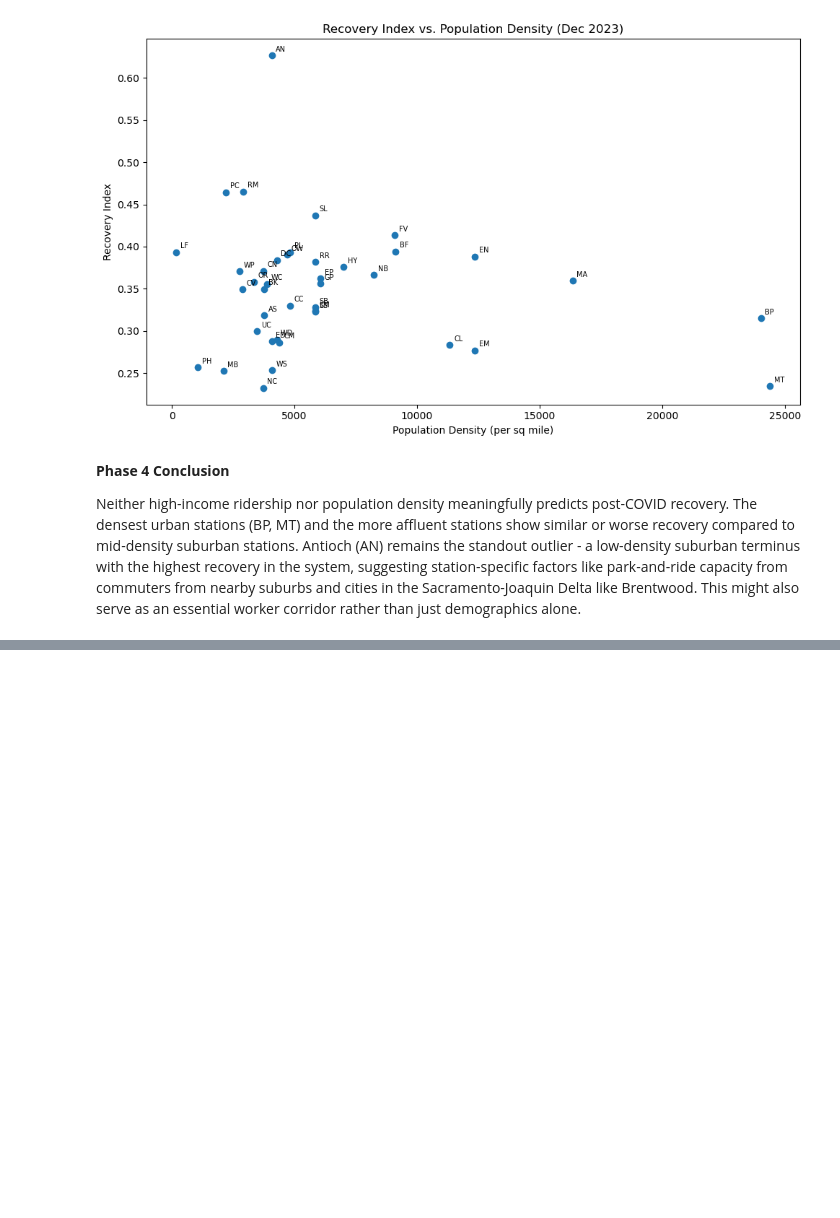
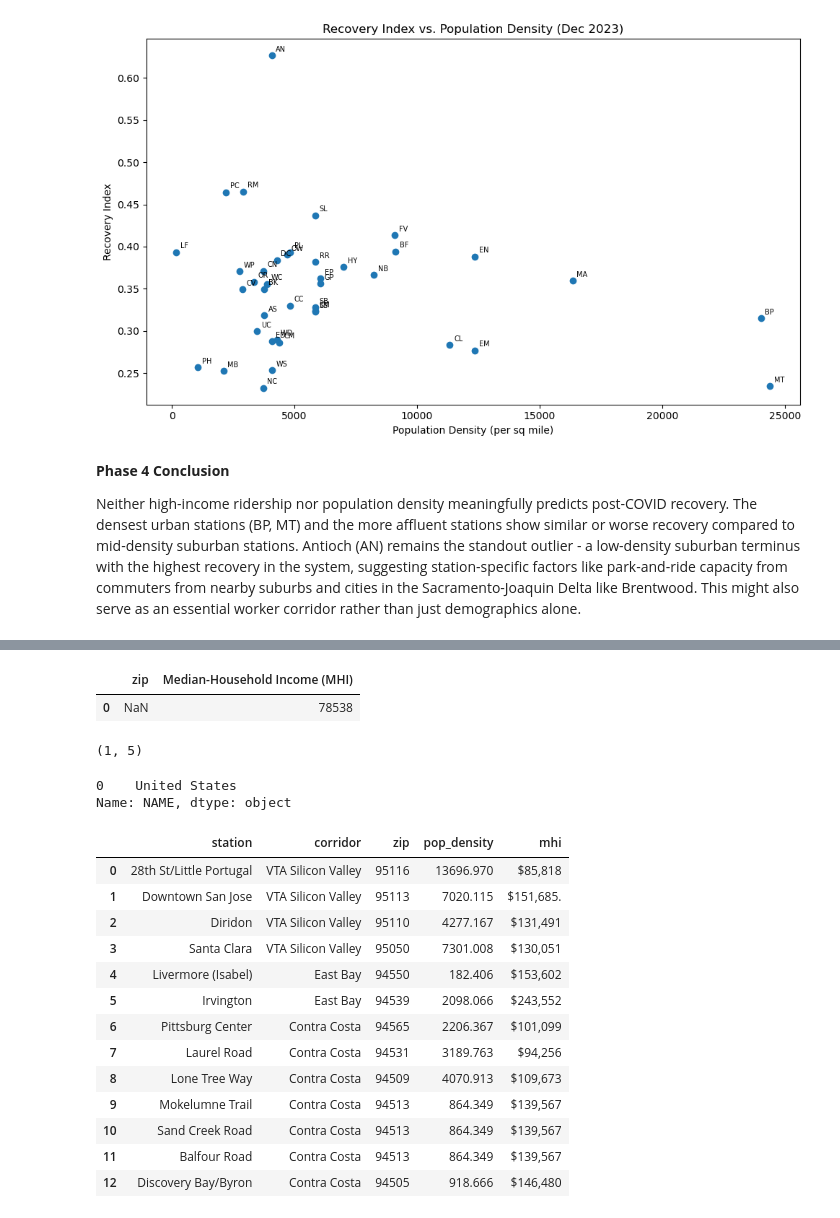
Before and after one commit to Shiv0406/BartProj, a Jupyter notebook: data-exploration.ipynb, the cells around one changed output, grey strips where cells are left out. Saved outputs shown, nothing was run; the diff lists cells and outputs as text; code cells hidden in the pictures; blank space fills up the shorter version.

```diff
--- a/data-exploration.ipynb
+++ b/data-exploration.ipynb
@@ -1098,0 +1198,55 @@ Neither high-income ridership nor population density meaningfully predicts post-
+# %%
+proposed_pop_df = pd.read_csv("../Data/raw/ACSDT5Y2023.B19013_2026-05-10T184226/ACSDT5Y2023.B19013-Data.csv",
+                     header=0, skiprows=[1])
+
+proposed_df = pd.DataFrame(proposed_stations)
+proposed_df = proposed_df.merge(density_df[["zip", "pop_density"]], on = "zip")
+proposed_df
+
+proposed_pop_df["zip"] = proposed_pop_df["NAME"].str.extract(r"(\d{5})")
+proposed_pop_df = proposed_pop_df[["zip", "B19013_001E"]].rename(columns={"B19013_001E": "Median-Household Income (MHI)"})
+proposed_pop_df.head()
+# %% [output]
+|  | zip | Median-Household Income (MHI) |
+| 0 | NaN | 78538 |
+# %%
+proposed_pop_df = pd.read_csv("../Data/raw/ACSDT5Y2023.B19013_2026-05-10T184226/ACSDT5Y2023.B19013-Data.csv",
+                     header=0, skiprows=[1])
+print(proposed_pop_df.shape)
+proposed_pop_df["NAME"].head(10)
+# %% [output]
+(1, 5)
+0    United States
+Name: NAME, dtype: object
+# %%
+mhi_lookup = {
+    "95116": "$85,818",  # 28th St/Little Portugal
+    "95113": "$151,685.",  # Downtown San Jose
+    "95110": "$131,491",  # Diridon
+    "95050": "$130,051",  # Santa Clara
+    "94550": "$153,602",  # Livermore (Isabel)
+    "94539": "$243,552",  # Irvington
+    "94565": "$101,099",  # Pittsburg Center exists but using for comparision for Contra Costa Stations
+    "94531": "$94,256",   # Laurel Road
+    "94509": "$109,673",  # Lone Tree Way
+    "94513": "$139,567",  # Brentwood stations
+    "94505": "$146,480",  # Discovery Bay/Byron
+}
+# %%
+proposed_df["mhi"] = proposed_df["zip"].map(mhi_lookup)
+proposed_df
+# %% [output]
+|  | station | corridor | zip | pop_density | mhi |
+| 0 | 28th St/Little Portugal | VTA Silicon Valley | 95116 | 13696.970 | $85,818 |
+| 1 | Downtown San Jose | VTA Silicon Valley | 95113 | 7020.115 | $151,685. |
+| 2 | Diridon | VTA Silicon Valley | 95110 | 4277.167 | $131,491 |
+| 3 | Santa Clara | VTA Silicon Valley | 95050 | 7301.008 | $130,051 |
+| 4 | Livermore (Isabel) | East Bay | 94550 | 182.406 | $153,602 |
+| 5 | Irvington | East Bay | 94539 | 2098.066 | $243,552 |
+| 6 | Pittsburg Center | Contra Costa | 94565 | 2206.367 | $101,099 |
+| 7 | Laurel Road | Contra Costa | 94531 | 3189.763 | $94,256 |
+| 8 | Lone Tree Way | Contra Costa | 94509 | 4070.913 | $109,673 |
+| 9 | Mokelumne Trail | Contra Costa | 94513 | 864.349 | $139,567 |
+| 10 | Sand Creek Road | Contra Costa | 94513 | 864.349 | $139,567 |
+| 11 | Balfour Road | Contra Costa | 94513 | 864.349 | $139,567 |
+| 12 | Discovery Bay/Byron | Contra Costa | 94505 | 918.666 | $146,480 |
```
Also changed, not shown: parts of 25 cells of this notebook.
